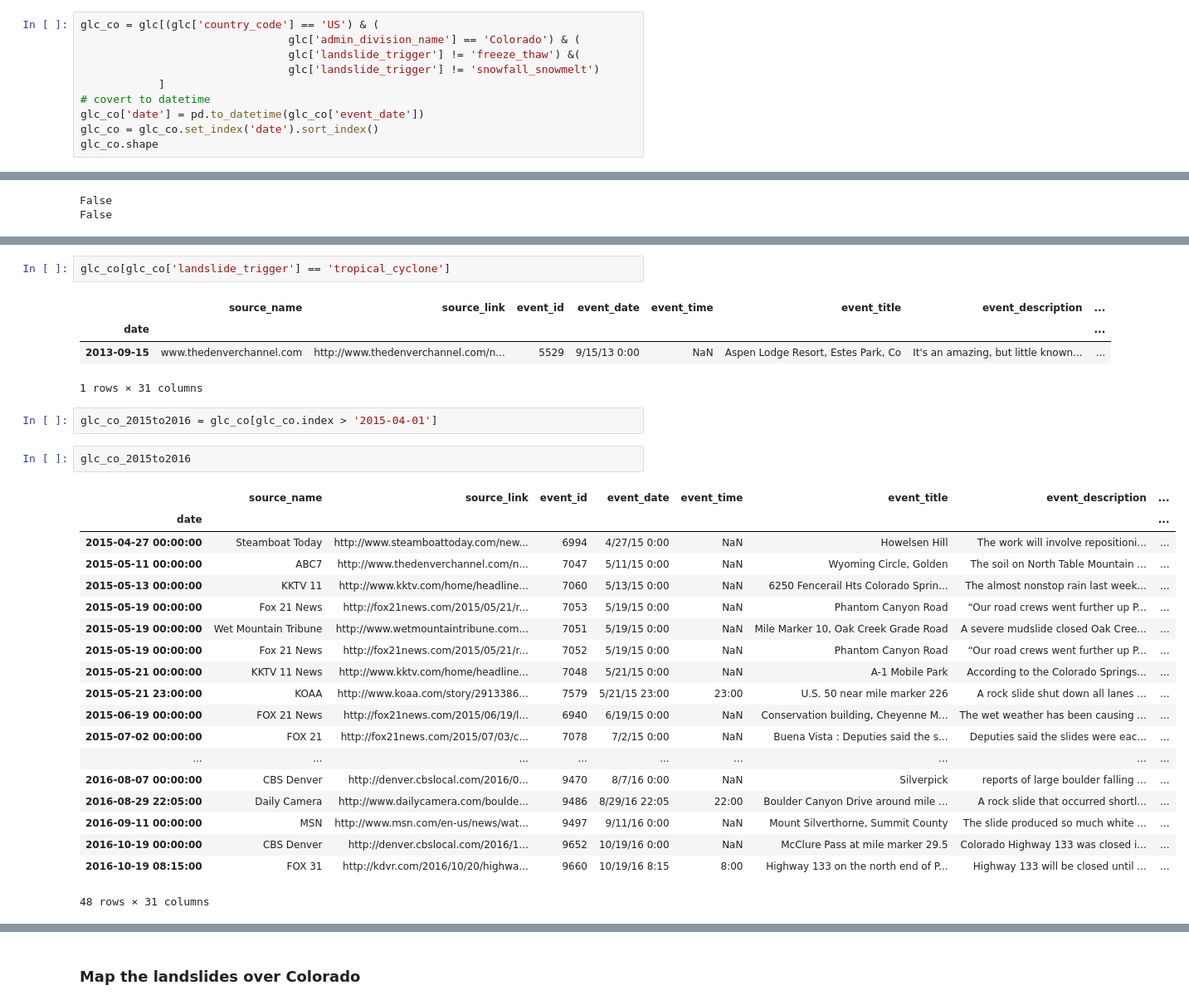
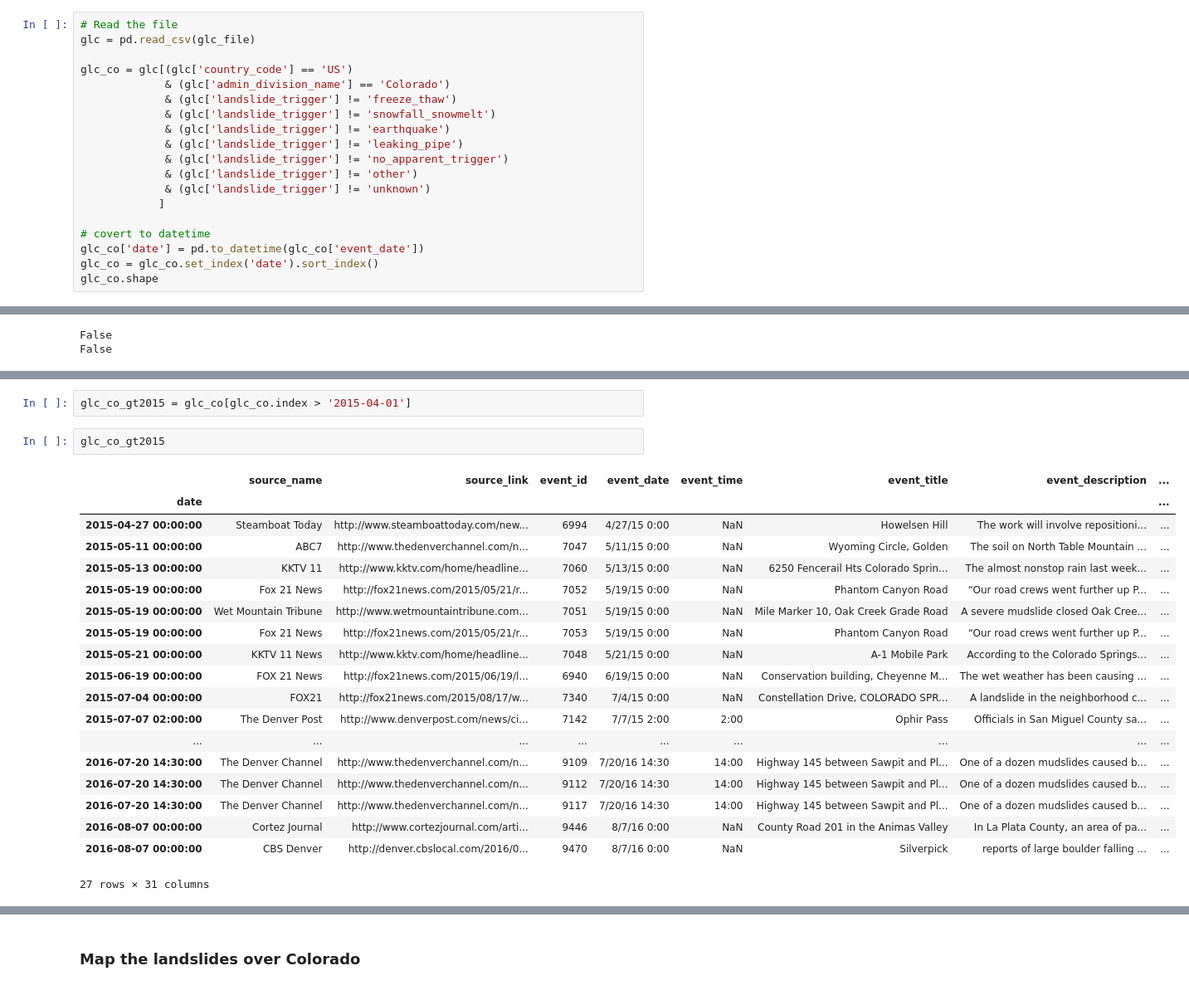
Before and after one commit to jacquiewitte/capstone-landslides-soilmoisture, a Jupyter notebook: capstone-study-area-final.ipynb, the cells around one changed output, grey strips where cells are left out. Shown at 83% size. Cells and saved outputs as stored; diff of their text form.

```diff
--- a/capstone-study-area-final.ipynb
+++ b/capstone-study-area-final.ipynb
@@ -54,9 +36,18 @@ glc
 # %%
-glc_co = glc[(glc['country_code'] == 'US') & (
-                                glc['admin_division_name'] == 'Colorado') & (
-                                glc['landslide_trigger'] != 'freeze_thaw') &(
-                                glc['landslide_trigger'] != 'snowfall_snowmelt')
+# Read the file
+glc = pd.read_csv(glc_file)
+
+glc_co = glc[(glc['country_code'] == 'US')
+             & (glc['admin_division_name'] == 'Colorado')
+             & (glc['landslide_trigger'] != 'freeze_thaw')
+             & (glc['landslide_trigger'] != 'snowfall_snowmelt')
+             & (glc['landslide_trigger'] != 'earthquake')
+             & (glc['landslide_trigger'] != 'leaking_pipe')
+             & (glc['landslide_trigger'] != 'no_apparent_trigger')
+             & (glc['landslide_trigger'] != 'other')
+             & (glc['landslide_trigger'] != 'unknown')
             ]
+
 # covert to datetime
 glc_co['date'] = pd.to_datetime(glc_co['event_date'])
 glc_co = glc_co.set_index('date').sort_index()
@@ -88,32 +79,25 @@ Name: landslide_trigger, Length: 140, dtype: object
-# %%
-glc_co[glc_co['landslide_trigger'] == 'tropical_cyclone']
-# %% [output]
-|  | source_name | source_link | event_id | event_date | event_time | event_title | event_description | ... |
-| date |  |  |  |  |  |  |  | ... |
-| 2013-09-15 | www.thedenverchannel.com | http://www.thedenverchannel.com/n... | 5529 | 9/15/13 0:00 | NaN | Aspen Lodge Resort, Estes Park, Co | It's an amazing, but little known... | ... |
-1 rows × 31 columns
 # %%
-glc_co_2015to2016 = glc_co[glc_co.index > '2015-04-01']
+glc_co_gt2015 = glc_co[glc_co.index > '2015-04-01']
 # %%
-glc_co_2015to2016
+glc_co_gt2015
 # %% [output]
 |  | source_name | source_link | event_id | event_date | event_time | event_title | event_description | ... |
 | date |  |  |  |  |  |  |  | ... |
 | 2015-04-27 00:00:00 | Steamboat Today | http://www.steamboattoday.com/new... | 6994 | 4/27/15 0:00 | NaN | Howelsen Hill | The work will involve repositioni... | ... |
 | 2015-05-11 00:00:00 | ABC7 | http://www.thedenverchannel.com/n... | 7047 | 5/11/15 0:00 | NaN | Wyoming Circle, Golden | The soil on North Table Mountain ... | ... |
 | 2015-05-13 00:00:00 | KKTV 11 | http://www.kktv.com/home/headline... | 7060 | 5/13/15 0:00 | NaN | 6250 Fencerail Hts Colorado Sprin... | The almost nonstop rain last week... | ... |
+| 2015-05-19 00:00:00 | Fox 21 News | http://fox21news.com/2015/05/21/r... | 7052 | 5/19/15 0:00 | NaN | Phantom Canyon Road | “Our road crews went further up P... | ... |
+| 2015-05-19 00:00:00 | Wet Mountain Tribune | http://www.wetmountaintribune.com... | 7051 | 5/19/15 0:00 | NaN | Mile Marker 10, Oak Creek Grade Road | A severe mudslide closed Oak Cree... | ... |
 | 2015-05-19 00:00:00 | Fox 21 News | http://fox21news.com/2015/05/21/r... | 7053 | 5/19/15 0:00 | NaN | Phantom Canyon Road | “Our road crews went further up P... | ... |
-| 2015-05-19 00:00:00 | Wet Mountain Tribune | http://www.wetmountaintribune.com... | 7051 | 5/19/15 0:00 | NaN | Mile Marker 10, Oak Creek Grade Road | A severe mudslide closed Oak Cree... | ... |
-| 2015-05-19 00:00:00 | Fox 21 News | http://fox21news.com/2015/05/21/r... | 7052 | 5/19/15 0:00 | NaN | Phantom Canyon Road | “Our road crews went further up P... | ... |
 | 2015-05-21 00:00:00 | KKTV 11 News | http://www.kktv.com/home/headline... | 7048 | 5/21/15 0:00 | NaN | A-1 Mobile Park | According to the Colorado Springs... | ... |
-| 2015-05-21 23:00:00 | KOAA | http://www.koaa.com/story/2913386... | 7579 | 5/21/15 23:00 | 23:00 | U.S. 50 near mile marker 226 | A rock slide shut down all lanes ... | ... |
 | 2015-06-19 00:00:00 | FOX 21 News | http://fox21news.com/2015/06/19/l... | 6940 | 6/19/15 0:00 | NaN | Conservation building, Cheyenne M... | The wet weather has been causing ... | ... |
-| 2015-07-02 00:00:00 | FOX 21 | http://fox21news.com/2015/07/03/c... | 7078 | 7/2/15 0:00 | NaN | Buena Vista : Deputies said the s... | Deputies said the slides were eac... | ... |
+| 2015-07-04 00:00:00 | FOX21 | http://fox21news.com/2015/08/17/w... | 7340 | 7/4/15 0:00 | NaN | Constellation Drive, COLORADO SPR... | A landslide in the neighborhood c... | ... |
+| 2015-07-07 02:00:00 | The Denver Post | http://www.denverpost.com/news/ci... | 7142 | 7/7/15 2:00 | 2:00 | Ophir Pass | Officials in San Miguel County sa... | ... |
 | ... | ... | ... | ... | ... | ... | ... | ... | ... |
+| 2016-07-20 14:30:00 | The Denver Channel | http://www.thedenverchannel.com/n... | 9109 | 7/20/16 14:30 | 14:00 | Highway 145 between Sawpit and Pl... | One of a dozen mudslides caused b... | ... |
+| 2016-07-20 14:30:00 | The Denver Channel | http://www.thedenverchannel.com/n... | 9112 | 7/20/16 14:30 | 14:00 | Highway 145 between Sawpit and Pl... | One of a dozen mudslides caused b... | ... |
+| 2016-07-20 14:30:00 | The Denver Channel | http://www.thedenverchannel.com/n... | 9117 | 7/20/16 14:30 | 14:00 | Highway 145 between Sawpit and Pl... | One of a dozen mudslides caused b... | ... |
+| 2016-08-07 00:00:00 | Cortez Journal | http://www.cortezjournal.com/arti... | 9446 | 8/7/16 0:00 | NaN | County Road 201 in the Animas Valley | In La Plata County, an area of pa... | ... |
 | 2016-08-07 00:00:00 | CBS Denver | http://denver.cbslocal.com/2016/0... | 9470 | 8/7/16 0:00 | NaN | Silverpick | reports of large boulder falling ... | ... |
-| 2016-08-29 22:05:00 | Daily Camera | http://www.dailycamera.com/boulde... | 9486 | 8/29/16 22:05 | 22:00 | Boulder Canyon Drive around mile ... | A rock slide that occurred shortl... | ... |
-| 2016-09-11 00:00:00 | MSN | http://www.msn.com/en-us/news/wat... | 9497 | 9/11/16 0:00 | NaN | Mount Silverthorne, Summit County | The slide produced so much white ... | ... |
-| 2016-10-19 00:00:00 | CBS Denver | http://denver.cbslocal.com/2016/1... | 9652 | 10/19/16 0:00 | NaN | McClure Pass at mile marker 29.5 | Colorado Highway 133 was closed i... | ... |
-| 2016-10-19 08:15:00 | FOX 31 | http://kdvr.com/2016/10/20/highwa... | 9660 | 10/19/16 8:15 | 8:00 | Highway 133 on the north end of P... | Highway 133 will be closed until ... | ... |
-48 rows × 31 columns
+27 rows × 31 columns
 # %%
```
Also changed, not shown: parts of 14 cells of this notebook.
